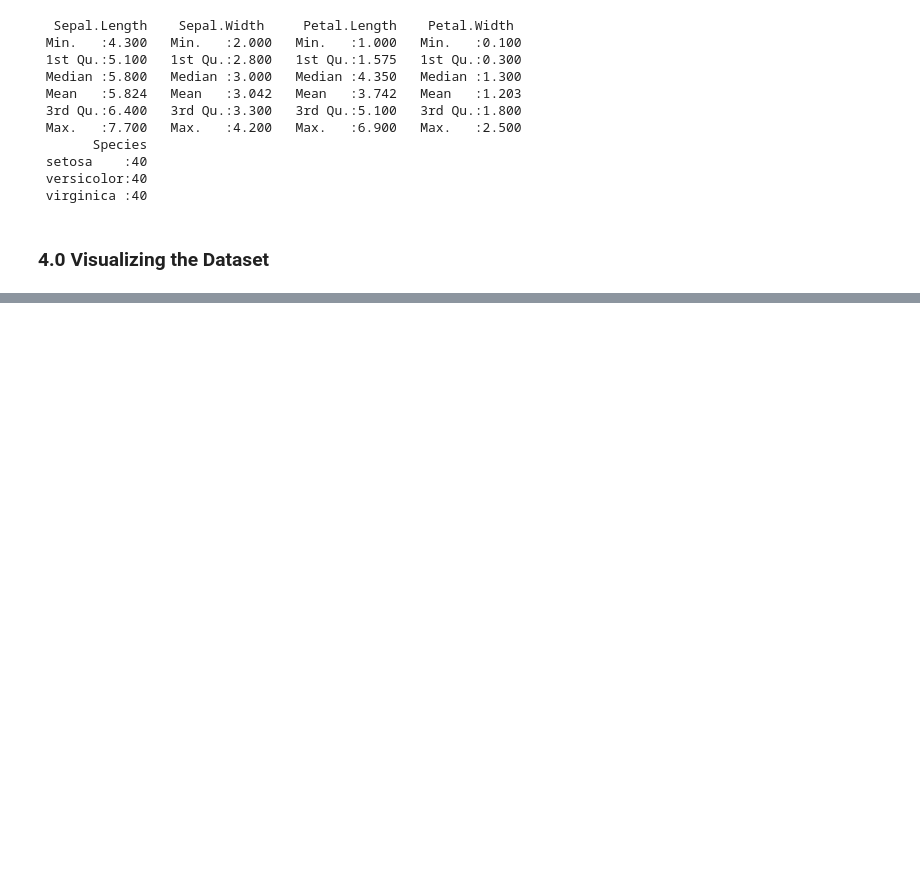
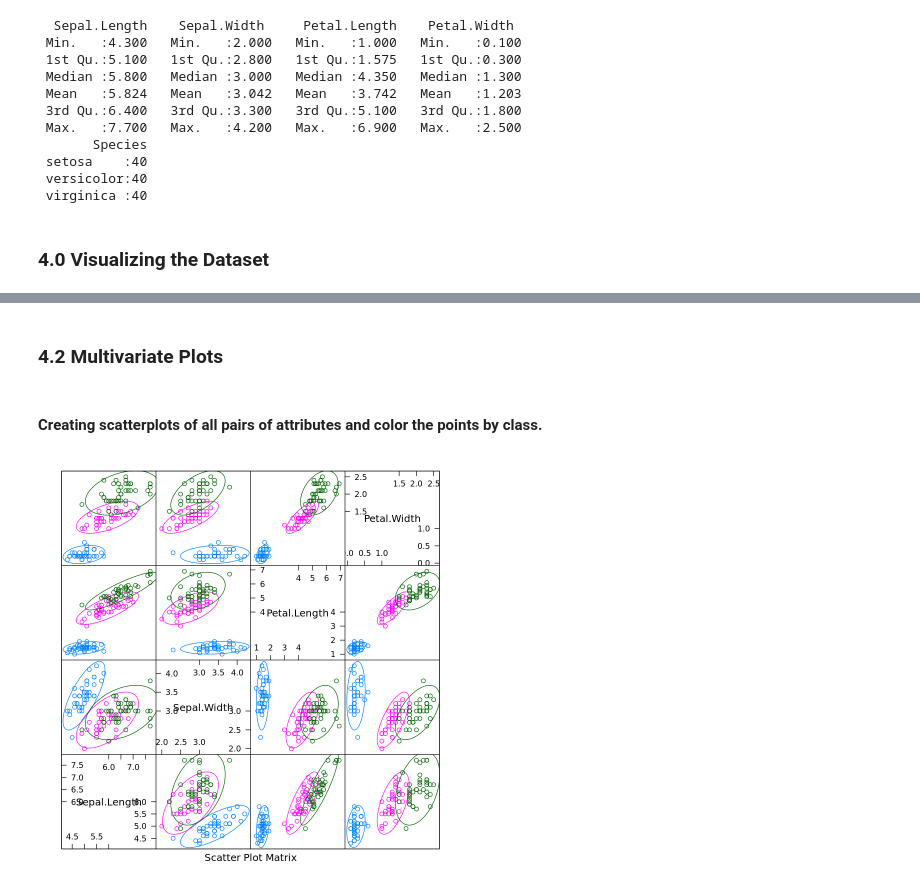
Before and after one commit to MichaelMEM1/Building_a_MLapp_R, a Jupyter notebook: MLappR.ipynb, the cells around one changed output, grey strips where cells are left out. Saved outputs shown, nothing was run; the diff lists cells and outputs as text; code cells hidden in the pictures; blank space fills up the shorter version.

```diff
--- a/MLappR.ipynb
+++ b/MLappR.ipynb
@@ -125,0 +148,8 @@ summary(dataset)
+# %% [markdown]
+### 4.2 Multivariate Plots
+# %% [markdown]
+#### Creating scatterplots of all pairs of attributes and color the points by class.
+# %%
+featurePlot(x=x, y=y, plot="ellipse")
+# %% [output]
+[figure, added]
```
Also changed, not shown: parts of 40 cells of this notebook.
